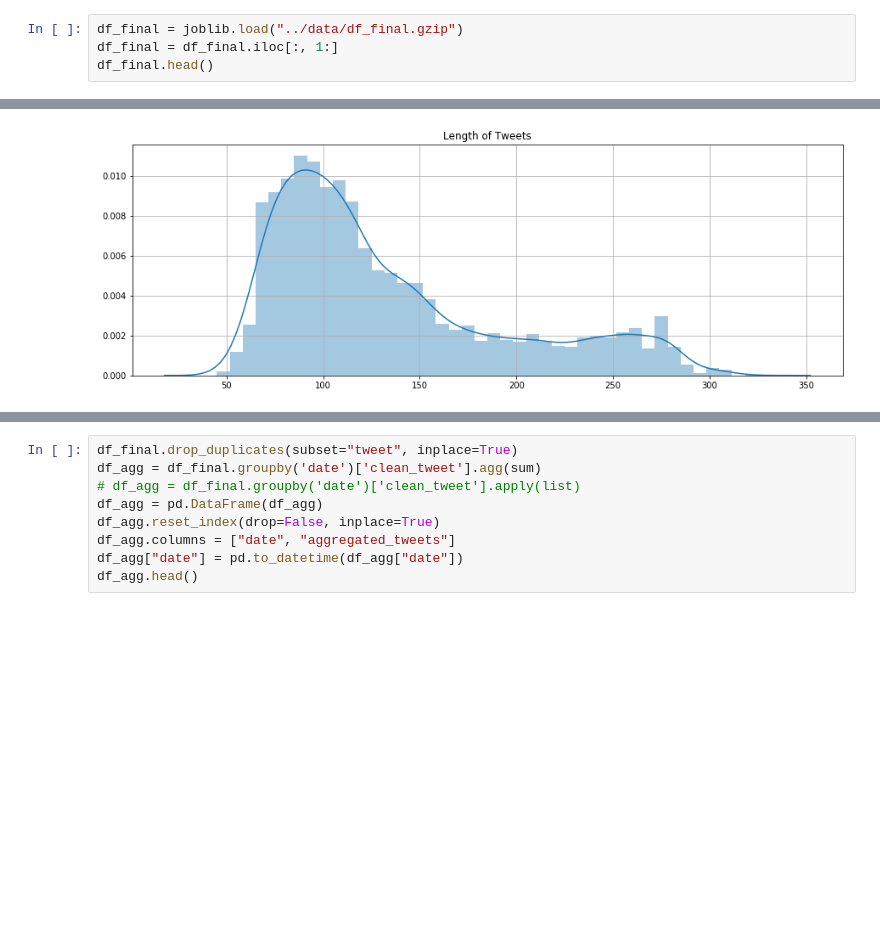
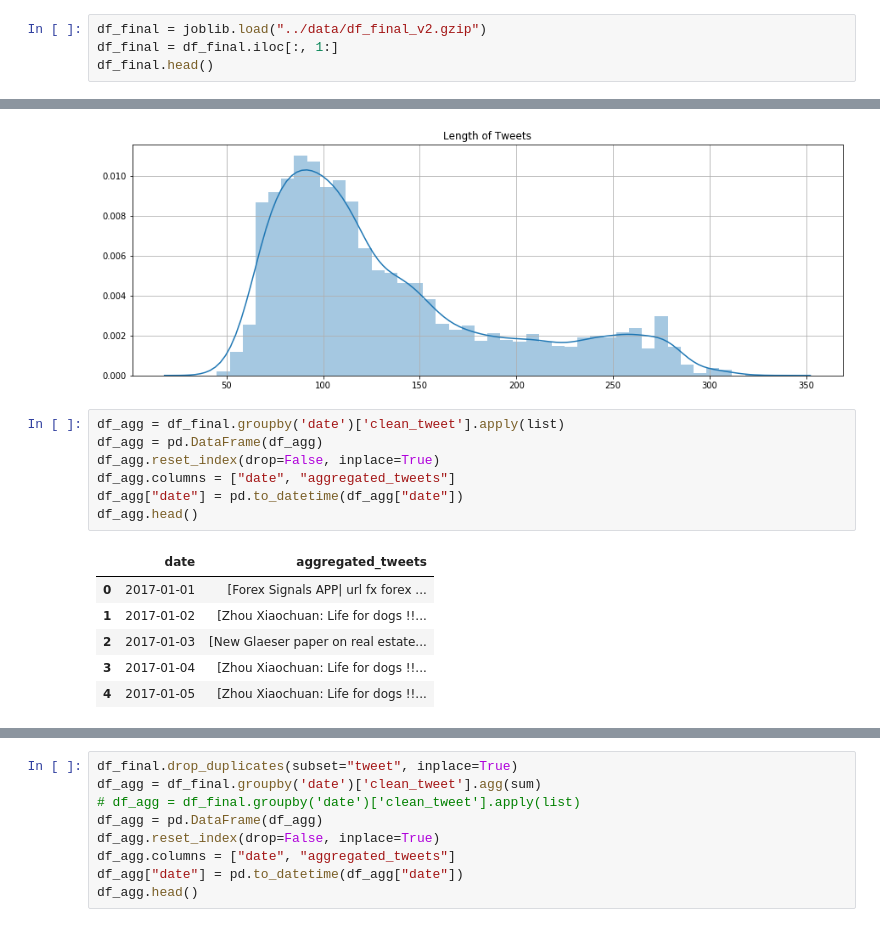
Before and after one commit to penguinwang96825/Made-with-ML-Incubator-Project, a Jupyter notebook: notebook/Modelling.ipynb, the cells around one changed output, grey strips where cells are left out. Cells and saved outputs as stored; diff of their text form; blank space fills up the shorter version.

```diff
--- a/notebook/Modelling.ipynb
+++ b/notebook/Modelling.ipynb
@@ -123,5 +125,5 @@ joblib.dump(df_final, "../data/df_final.gzip", compress=3)
 # %%
-df_final = joblib.load("../data/df_final.gzip")
+df_final = joblib.load("../data/df_final_v2.gzip")
 df_final = df_final.iloc[:, 1:]
 df_final.head()
 # %% [output]
@@ -140,3 +142,17 @@ plt.grid()
 plt.show()
 # %% [output]
 [figure]
+# %%
+df_agg = df_final.groupby('date')['clean_tweet'].apply(list)
+df_agg = pd.DataFrame(df_agg)
+df_agg.reset_index(drop=False, inplace=True)
+df_agg.columns = ["date", "aggregated_tweets"]
+df_agg["date"] = pd.to_datetime(df_agg["date"])
+df_agg.head()
+# %% [output]
+|  | date | aggregated_tweets |
+| 0 | 2017-01-01 | [Forex Signals APP| url fx forex ... |
+| 1 | 2017-01-02 | [Zhou Xiaochuan: Life for dogs !!... |
+| 2 | 2017-01-03 | [New Glaeser paper on real estate... |
+| 3 | 2017-01-04 | [Zhou Xiaochuan: Life for dogs !!... |
+| 4 | 2017-01-05 | [Zhou Xiaochuan: Life for dogs !!... |
```
Also changed, not shown: parts of 6 cells of this notebook, 1 other file.
